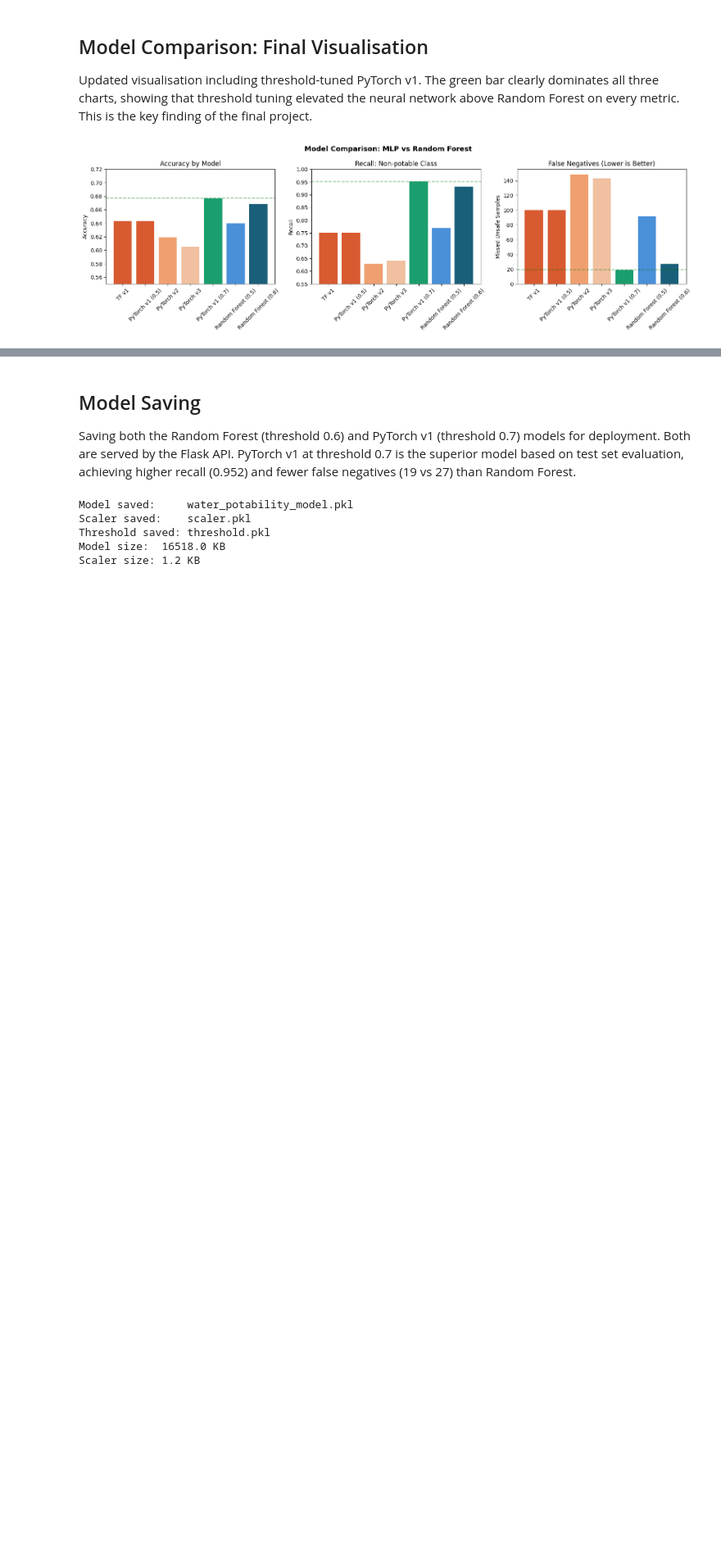
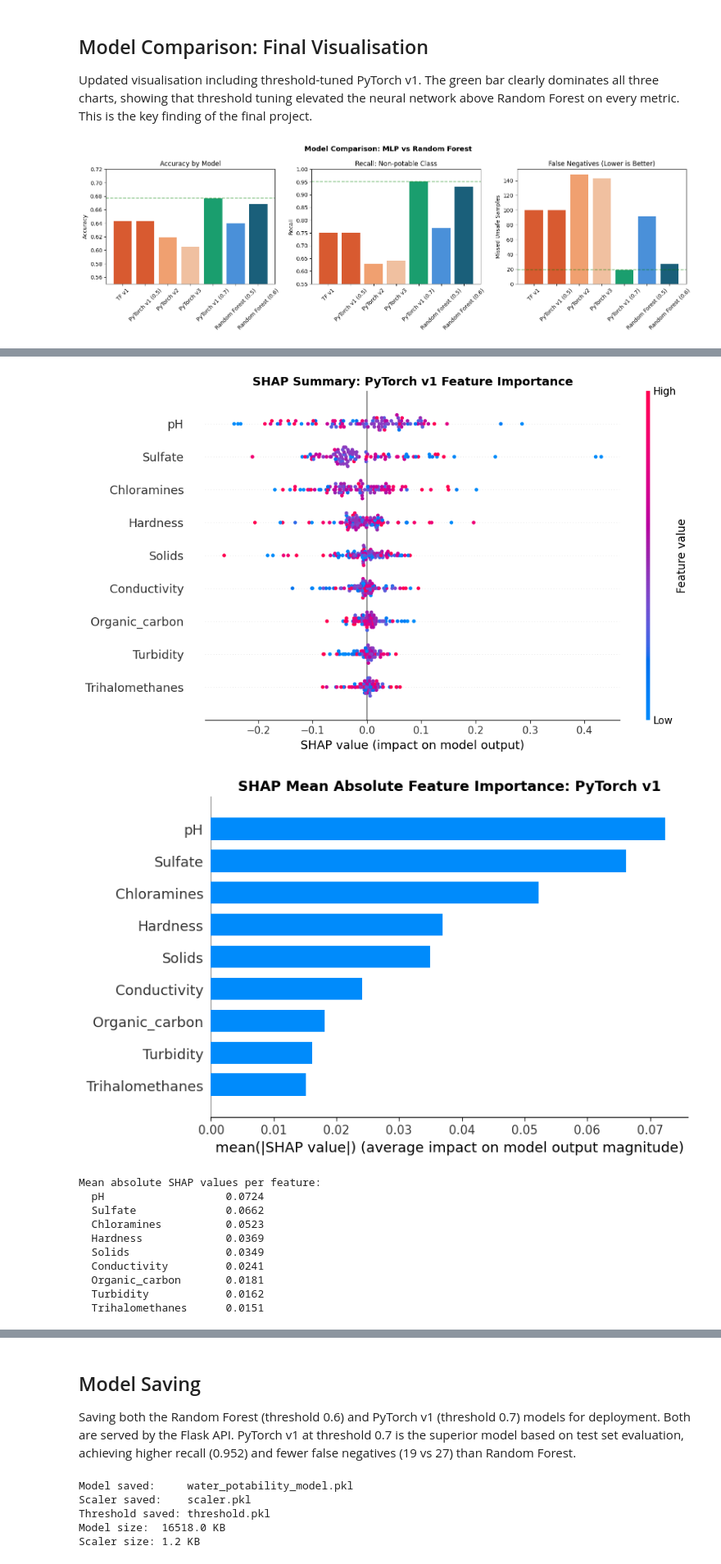
Before and after one commit to bielejan09/WaterPotabilityNN, a Jupyter notebook: WaterPotabilityNN.ipynb, the cells around one changed output, grey strips where cells are left out. Shown at 82% size. Saved outputs shown, nothing was run; the diff lists cells and outputs as text; code cells hidden in the pictures; blank space fills up the shorter version.

```diff
--- a/WaterPotabilityNN.ipynb
+++ b/WaterPotabilityNN.ipynb
@@ -1228,0 +1238,66 @@ plt.show()
+# %%
+!pip install shap -q
+
+import shap
+
+# Use a background sample from training data
+background = torch.FloatTensor(X_res[:100]).to(device)
+test_sample = torch.FloatTensor(X_test_sc[:100]).to(device)
+
+feature_names = ['pH', 'Hardness', 'Solids', 'Chloramines', 'Sulfate',
+                 'Conductivity', 'Organic_carbon', 'Trihalomethanes', 'Turbidity']
+
+# Create DeepExplainer
+model_v1.eval()
+explainer_shap = shap.DeepExplainer(model_v1, background)
+shap_values    = explainer_shap.shap_values(test_sample)
+
+# Convert to numpy
+shap_array = np.array(shap_values).squeeze()
+test_array = test_sample.cpu().numpy()
+
+# Summary plot — global feature importance
+plt.figure(figsize=(10, 6))
+shap.summary_plot(
+    shap_array,
+    test_array,
+    feature_names = feature_names,
+    show          = False,
+    plot_size     = (10, 6)
+)
+plt.title('SHAP Summary: PyTorch v1 Feature Importance', fontsize=13, fontweight='bold')
+plt.tight_layout()
+plt.savefig('shap_summary_nn.png', dpi=150)
+plt.show()
+
+# Bar plot — mean absolute SHAP values
+plt.figure(figsize=(8, 5))
+shap.summary_plot(
+    shap_array,
+    test_array,
+    feature_names = feature_names,
+    plot_type     = 'bar',
+    show          = False,
+)
+plt.title('SHAP Mean Absolute Feature Importance: PyTorch v1', fontsize=13, fontweight='bold')
+plt.tight_layout()
+plt.savefig('shap_bar_nn.png', dpi=150)
+plt.show()
+
+print("Mean absolute SHAP values per feature:")
+mean_shap = np.abs(shap_array).mean(axis=0)
+for name, val in sorted(zip(feature_names, mean_shap), key=lambda x: x[1], reverse=True):
+    print(f"  {name:20s} {val:.4f}")
+# %% [output]
+[figure, added]
+[figure, added]
+Mean absolute SHAP values per feature:
+  pH                   0.0724
+  Sulfate              0.0662
+  Chloramines          0.0523
+  Hardness             0.0369
+  Solids               0.0349
+  Conductivity         0.0241
+  Organic_carbon       0.0181
+  Turbidity            0.0162
+  Trihalomethanes      0.0151
```
Also changed, not shown: parts of 7 cells of this notebook.
